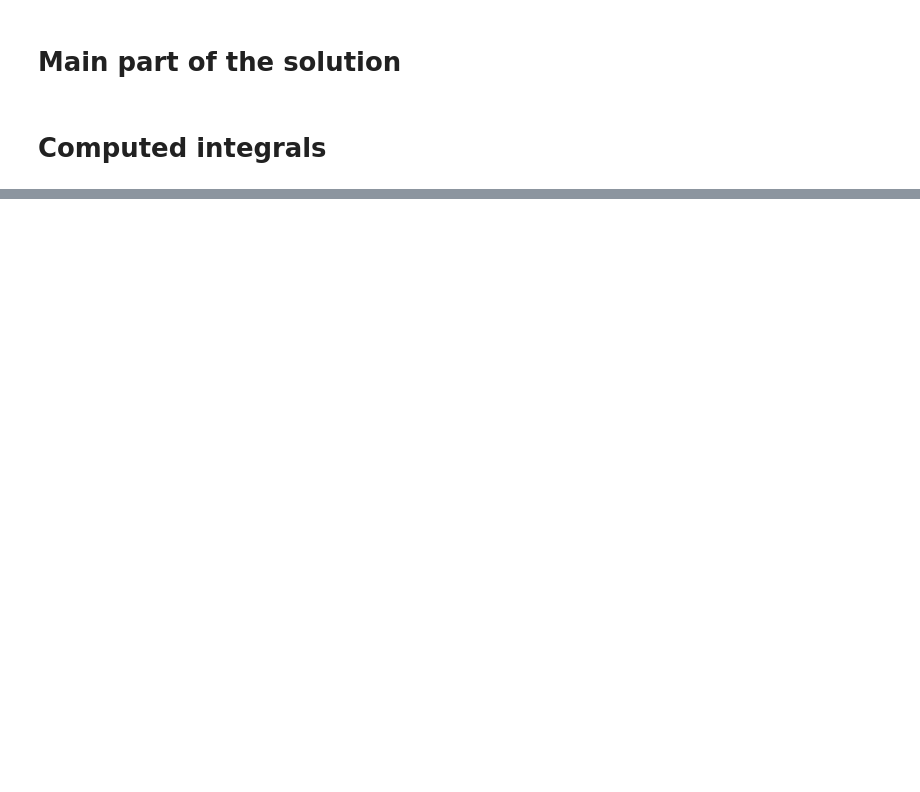
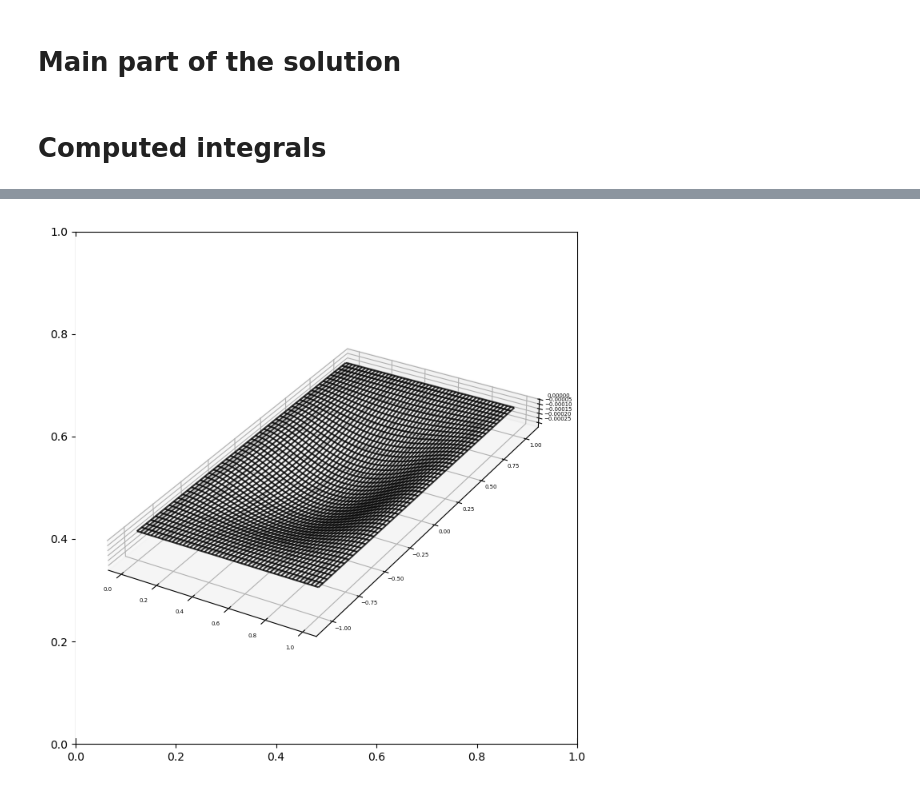
Before and after one commit to kamosevoyan/Diploma_work, a Jupyter notebook: Notebooks/Biharmonic_equation.ipynb, the cells around one changed output, grey strips where cells are left out. Drawn from its saved outputs; the diff is of its cells as text; code cells hidden in the pictures; blank space fills up the shorter version.

```diff
--- a/Notebooks/Biharmonic_equation.ipynb
+++ b/Notebooks/Biharmonic_equation.ipynb
@@ -35,7 +36,7 @@ def final_basis_normal(i, x, h, N, x_0):
 
     return f
 # %%
-x0 = 0
+x0 = -3
 N = 10
 X, h = np.linspace(x0, 3, N, retstep=True)
 x = np.linspace(x0, 3, 1000)
@@ -193,19 +215,19 @@ plt.show()
 # Main part of the solution
 # %%
 x0 = 0
-xN = 2
+xN = 1
 
-y0 = 0
-yN = 3
+y0 = -1
+yN = 1
 
-Nx = 20
-Ny = 20
+Nx = 101
+Ny = 101
 
 X, h_1 = np.linspace(x0, xN, Nx, retstep=True)
 Y, h_2 = np.linspace(y0, yN, Ny, retstep=True)
 
-x =    np.linspace(x0, xN, 1000)
-y =    np.linspace(y0, yN, 1000)
+x =    np.linspace(x0, xN, 2000)
+y =    np.linspace(y0, yN, 2000)
 IX, IY = np.meshgrid(X, Y, indexing="xy")
 
 n_points_x = X.shape[0]
@@ -506,8 +534,9 @@ plt.show()
 # %%
-xx, yy = np.meshgrid(x, y, indexing="ij")
+xx, yy = np.meshgrid(x, y, indexing
+                     ="ij")
 zz = np.zeros_like(xx)
 # %%
-for i in range(IY.shape[0]):
+for i in tqdm(range(IY.shape[0])):
     for j in range(IX.shape[1]):
         y_part = final_basis_normal(i, y, h_2, Ny, y0)
         x_part = final_basis_normal(j, x, h_1, Nx, x0)
@@ -515,9 +544,12 @@ for i in range(IY.shape[0]):
 # %%
 %matplotlib widget
 fig, ax = plt.subplots(figsize=(7, 7))
 ax = plt.axes(projection='3d')
-ax.set_box_aspect((np.ptp(xx), np.ptp(yy), 100*np.ptp(zz)))
+ax.set_box_aspect((np.ptp(xx), np.ptp(yy), 500*np.ptp(zz)))
 ax.plot_wireframe(xx, yy, zz, alpha=0.8, color="black")
 fig.tight_layout()
+ax.tick_params(axis='both', which='major', labelsize=5)
 plt.show()
+# %% [output]
+[figure, added]
 # %%
```
Also changed, not shown: parts of 12 cells of this notebook, 5 other files.
